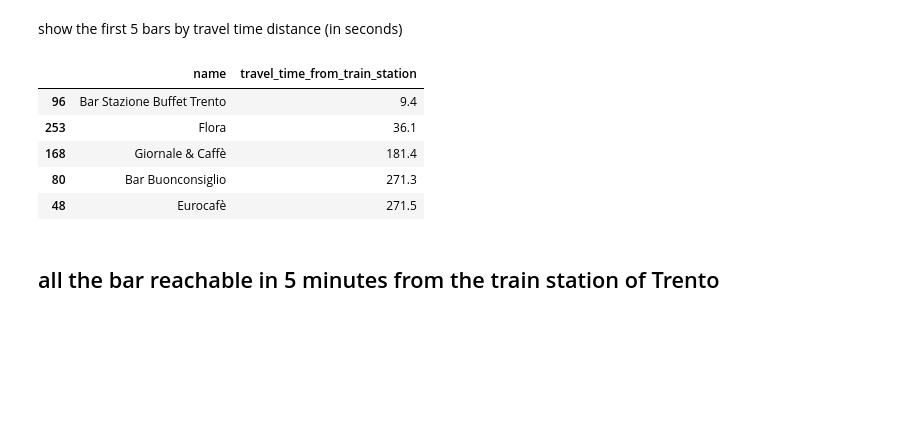
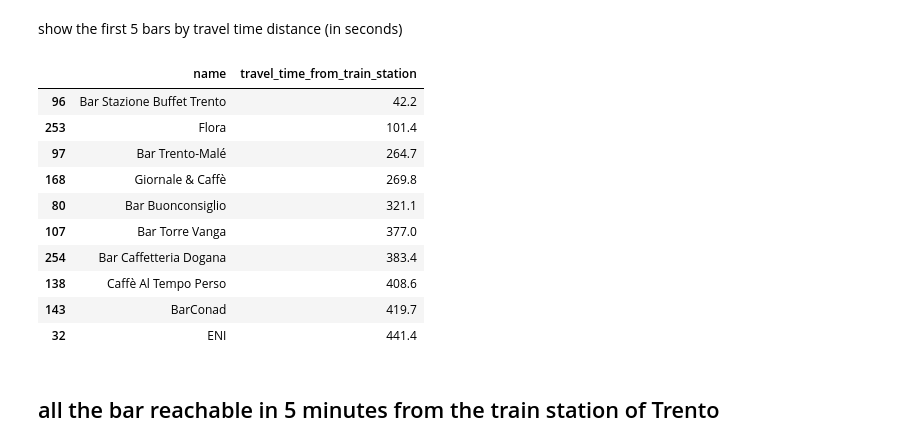
Before and after one commit to napo/geospatial_course_unitn, a Jupyter notebook: code/05_Street_Network_Analysis_solution_to_the_exercises.ipynb, the cells around one changed output. Saved outputs shown, nothing was run; the diff lists cells and outputs as text; code cells hidden in the pictures; blank space fills up the shorter version.

```diff
--- a/code/05_Street_Network_Analysis_solution_to_the_exercises.ipynb
+++ b/code/05_Street_Network_Analysis_solution_to_the_exercises.ipynb
@@ -105,3 +101,5 @@ route = ox.shortest_path(G, point_nearest_train_station, point_nearest_castle, w
+# %%
+route = list(route)[0]
 # %% [markdown]
 ### show it on the map
 # %%
@@ -292,2 +325,20 @@ trento_bars[trento_bars.haversine_distance_to_train_station == trento_bars.haver
+# %%
+hwy_walking_speeds = {
+    'motorway ': 0.5,
+    'trunk': 0.5,
+    'primary': 0.5,
+    'secondary': 0.5,
+    'tertiary': 0.5,
+    'unclassified': 3.5,
+    'residential': 3.5,
+    'service': 3.5,
+    'crossing': 3.5,
+    'pedestrian': 3.5,
+    'living_street':3.5,
+    'steps':3.5,
+    'footway': 3.5,
+    'track':3.5}
+G = ox.add_edge_speeds(G,hwy_speeds=hwy_walking_speeds)
+G = ox.add_edge_travel_times(G)
 # %%
 point_nearest_train_station= ox.get_nearest_node(G, point_train_station)
@@ -387,5 +391,9 @@ trento_bars['travel_time_from_train_station'] = trento_bars.route_from_train_sta
+# %%
+def lenght_path_from_train_station(inG, route):
+  edge_lengths = ox.utils_graph.get_route_edge_attributes(inG, route, 'length')
+  return (sum(edge_lengths))
 # %%
-trento_bars['path_length_from_train_station'] = trento_bars.route_from_train_station.apply(lambda route: travel_time_from_train_station(G,route))
+trento_bars['path_lenght_from_train_station'] = trento_bars.route_from_train_station.apply(lambda route: lenght_path_from_train_station(G,route))
 # %% [markdown]
 show the first 5 bars by harvesine distance
 # %%
@@ -400,13 +408,18 @@ trento_bars.sort_values(by=['haversine_distance_to_train_station']).head(5)[['na
 # %% [markdown]
 show the first 5 bars by travel time distance (in seconds)
 # %%
-trento_bars.sort_values(by=['travel_time_from_train_station']).head(5)[['name','travel_time_from_train_station']]
+trento_bars.sort_values(by=['travel_time_from_train_station']).head(10)[['name','travel_time_from_train_station']]
 # %% [output]
 |  | name | travel_time_from_train_station |
-| 96 | Bar Stazione Buffet Trento | 9.4 |
-| 253 | Flora | 36.1 |
-| 168 | Giornale & Caffè | 181.4 |
-| 80 | Bar Buonconsiglio | 271.3 |
-| 48 | Eurocafè | 271.5 |
+| 96 | Bar Stazione Buffet Trento | 42.2 |
+| 253 | Flora | 101.4 |
+| 97 | Bar Trento-Malé | 264.7 |
+| 168 | Giornale & Caffè | 269.8 |
+| 80 | Bar Buonconsiglio | 321.1 |
+| 107 | Bar Torre Vanga | 377.0 |
+| 254 | Bar Caffetteria Dogana | 383.4 |
+| 138 | Caffè Al Tempo Perso | 408.6 |
+| 143 | BarConad | 419.7 |
+| 32 | ENI | 441.4 |
 # %% [markdown]
 ## all the bar reachable in 5 minutes from the train station of Trento
```
Also changed, not shown: parts of 67 cells of this notebook.
